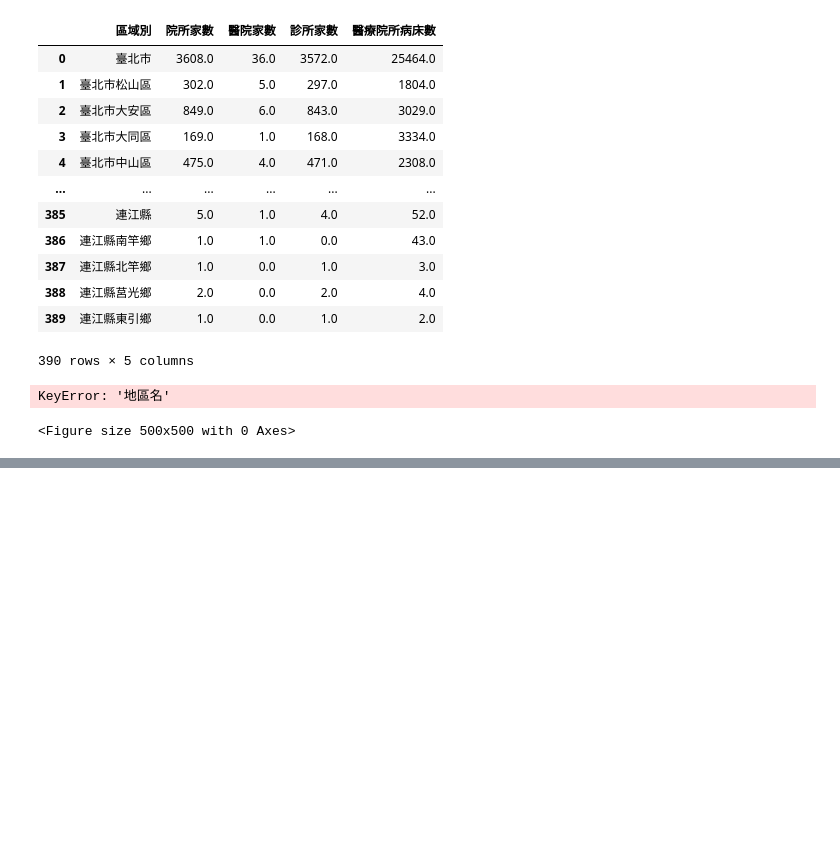
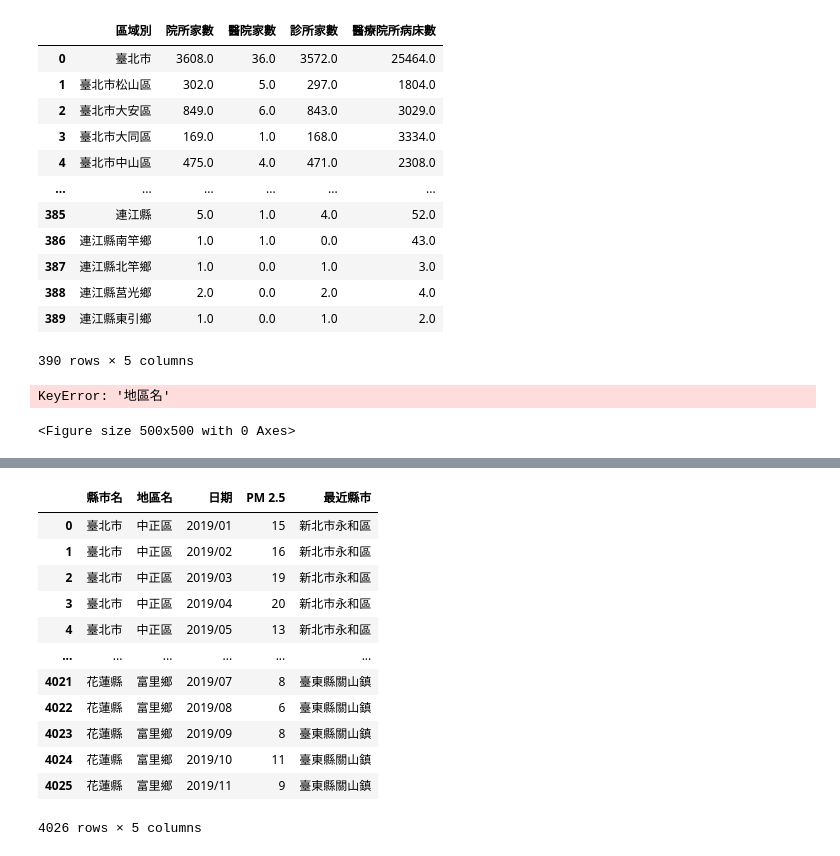
Before and after one commit to jouhsuanlin/ntuibr07, a Jupyter notebook: 繪圖/繪圖.ipynb, the cells around one changed output, grey strips where cells are left out. Cells and saved outputs as stored; diff of their text form; code cells hidden in the pictures; blank space fills up the shorter version.

```diff
--- a/繪圖/繪圖.ipynb
+++ b/繪圖/繪圖.ipynb
@@ -351,0 +358,17 @@ ValueError: Index index invalid
+# %%
+data = pd.read_csv('air_pollution.csv')
+data
+# %% [output]
+|  | 縣市名 | 地區名 | 日期 | PM 2.5 | 最近縣市 |
+| 0 | 臺北市 | 中正區 | 2019/01 | 15 | 新北市永和區 |
+| 1 | 臺北市 | 中正區 | 2019/02 | 16 | 新北市永和區 |
+| 2 | 臺北市 | 中正區 | 2019/03 | 19 | 新北市永和區 |
+| 3 | 臺北市 | 中正區 | 2019/04 | 20 | 新北市永和區 |
+| 4 | 臺北市 | 中正區 | 2019/05 | 13 | 新北市永和區 |
+| ... | ... | ... | ... | ... | ... |
+| 4021 | 花蓮縣 | 富里鄉 | 2019/07 | 8 | 臺東縣關山鎮 |
+| 4022 | 花蓮縣 | 富里鄉 | 2019/08 | 6 | 臺東縣關山鎮 |
+| 4023 | 花蓮縣 | 富里鄉 | 2019/09 | 8 | 臺東縣關山鎮 |
+| 4024 | 花蓮縣 | 富里鄉 | 2019/10 | 11 | 臺東縣關山鎮 |
+| 4025 | 花蓮縣 | 富里鄉 | 2019/11 | 9 | 臺東縣關山鎮 |
+4026 rows × 5 columns
```
Also changed, not shown: parts of 7 cells of this notebook, 2 other files.
